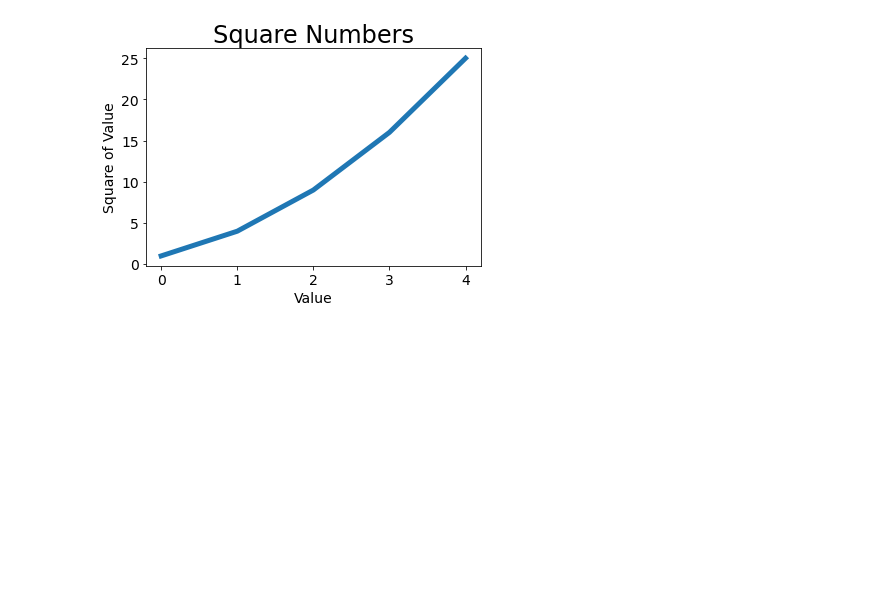
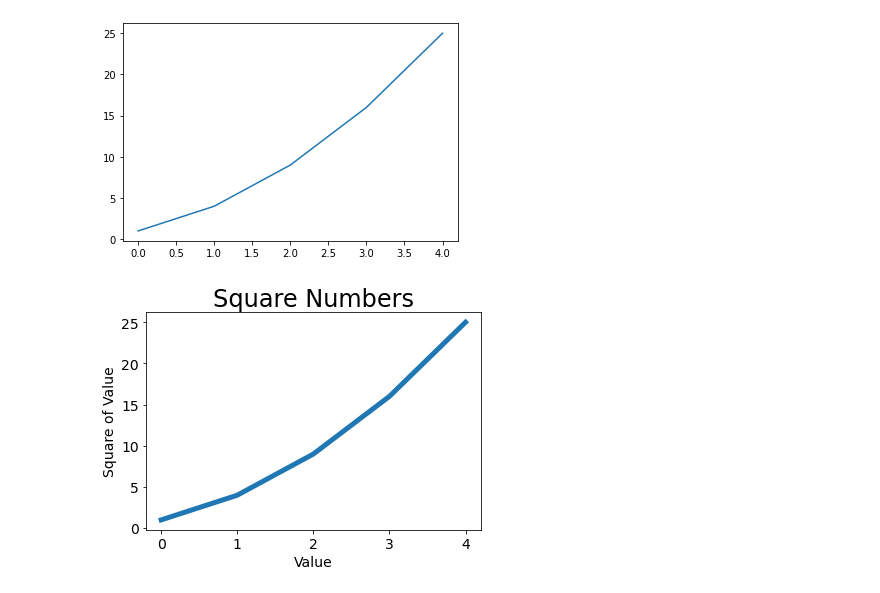
Before and after one commit to pandeydevendra/python_dev, a Jupyter notebook: ds_ml/book_excercise/crash_course/data_visualization/mpl_sqaures.ipynb, the cells around one changed output. Cells and saved outputs as stored; diff of their text form; code cells hidden in the pictures; blank space fills up the shorter version.

```diff
--- a/ds_ml/book_excercise/crash_course/data_visualization/mpl_sqaures.ipynb
+++ b/ds_ml/book_excercise/crash_course/data_visualization/mpl_sqaures.ipynb
@@ -1,7 +1,12 @@
 # %%
 import matplotlib.pyplot as plt
 # %%
-sqaures = [1, ]
+squares = [1, 4, 9, 16, 25]
+# %%
+plt.plot(squares)
+plt.show()
+# %% [output]
+[figure, added]
 # %%
 plt.plot(squares, linewidth=5)
 plt.title("Square Numbers", fontsize=24)
```
Also changed, not shown: parts of 1 cell of this notebook, 11 other files.
